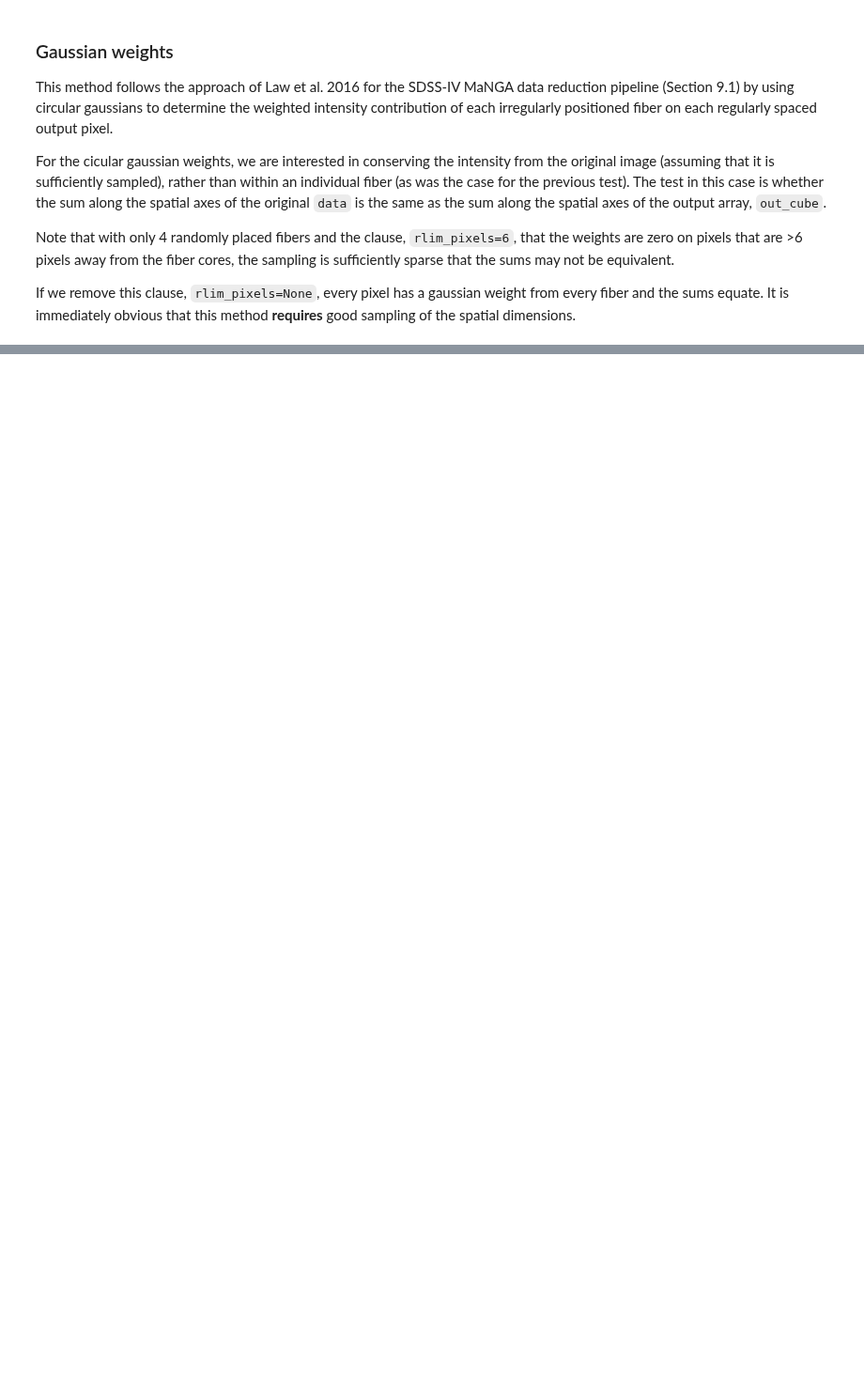
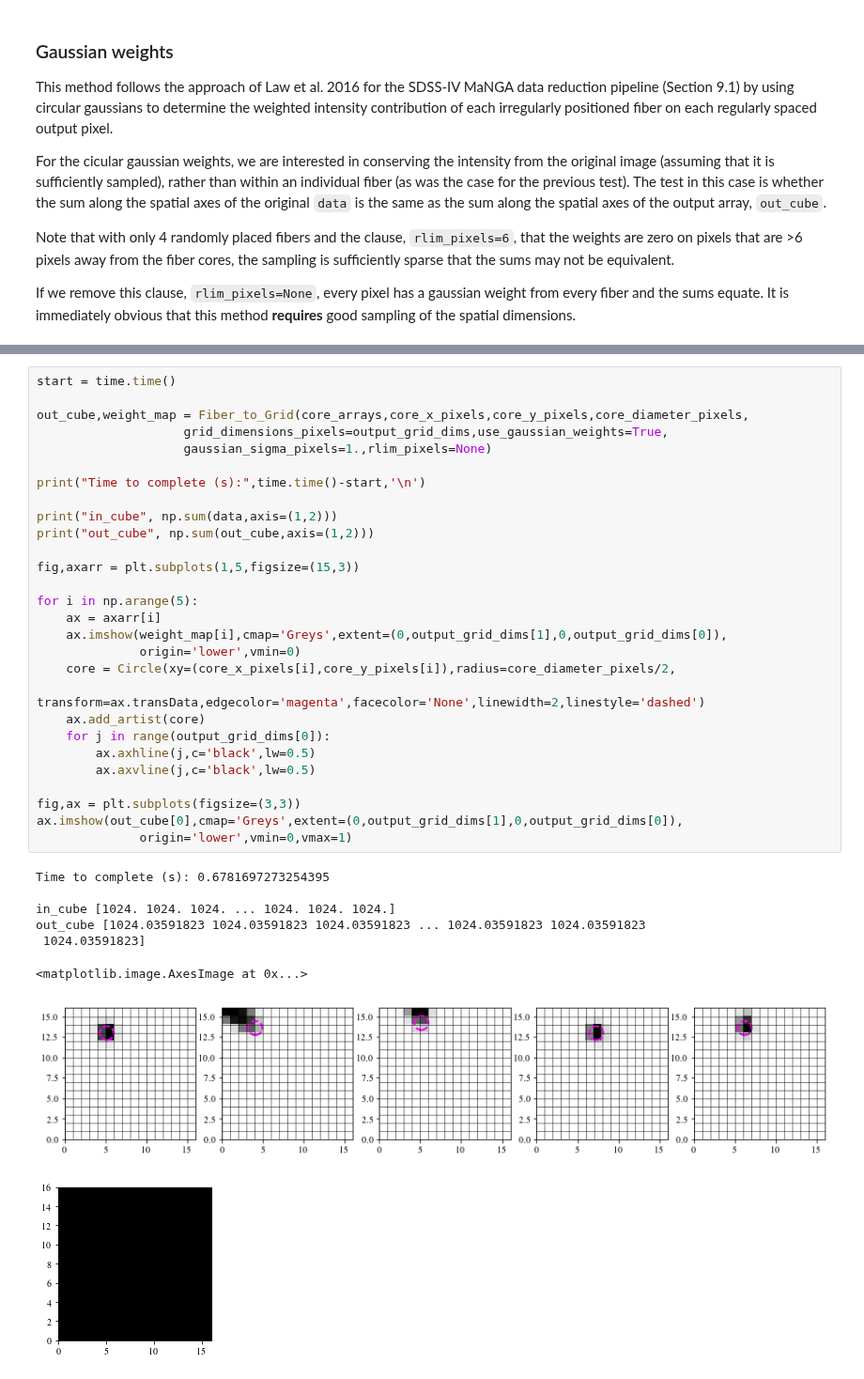
Before and after one commit to cbottrell/RealSim-IFS, a Jupyter notebook: Fiber_application.ipynb, the cells around one changed output, grey strips where cells are left out. Shown at 94% size. Drawn from its saved outputs; the diff is of its cells as text; blank space fills up the shorter version.

```diff
--- a/Fiber_application.ipynb
+++ b/Fiber_application.ipynb
@@ -2679,0 +2826,37 @@ out_cube [1023.79381899 1023.79381899 1023.79381899 ... 1023.79381899 1023.79381
+# %%
+start = time.time()
+
+out_cube,weight_map = Fiber_to_Grid(core_arrays,core_x_pixels,core_y_pixels,core_diameter_pixels,
+                    grid_dimensions_pixels=output_grid_dims,use_gaussian_weights=True,
+                    gaussian_sigma_pixels=1.,rlim_pixels=None)
+
+print("Time to complete (s):",time.time()-start,'\n')
+
+print("in_cube", np.sum(data,axis=(1,2)))
+print("out_cube", np.sum(out_cube,axis=(1,2)))
+
+fig,axarr = plt.subplots(1,5,figsize=(15,3))
+
+for i in np.arange(5):
+    ax = axarr[i]
+    ax.imshow(weight_map[i],cmap='Greys',extent=(0,output_grid_dims[1],0,output_grid_dims[0]),
+              origin='lower',vmin=0)
+    core = Circle(xy=(core_x_pixels[i],core_y_pixels[i]),radius=core_diameter_pixels/2,
+                  transform=ax.transData,edgecolor='magenta',facecolor='None',linewidth=2,linestyle='dashed')
+    ax.add_artist(core)
+    for j in range(output_grid_dims[0]):
+        ax.axhline(j,c='black',lw=0.5)
+        ax.axvline(j,c='black',lw=0.5)
+
+fig,ax = plt.subplots(figsize=(3,3))
+ax.imshow(out_cube[0],cmap='Greys',extent=(0,output_grid_dims[1],0,output_grid_dims[0]),
+              origin='lower',vmin=0,vmax=1)
+# %% [output]
+Time to complete (s): 0.6781697273254395
+
+in_cube [1024. 1024. 1024. ... 1024. 1024. 1024.]
+out_cube [1024.03591823 1024.03591823 1024.03591823 ... 1024.03591823 1024.03591823
+ 1024.03591823]
+<matplotlib.image.AxesImage at 0x...>
+[figure, added]
+[figure, added]
```
Also changed, not shown: parts of 12 cells of this notebook.
